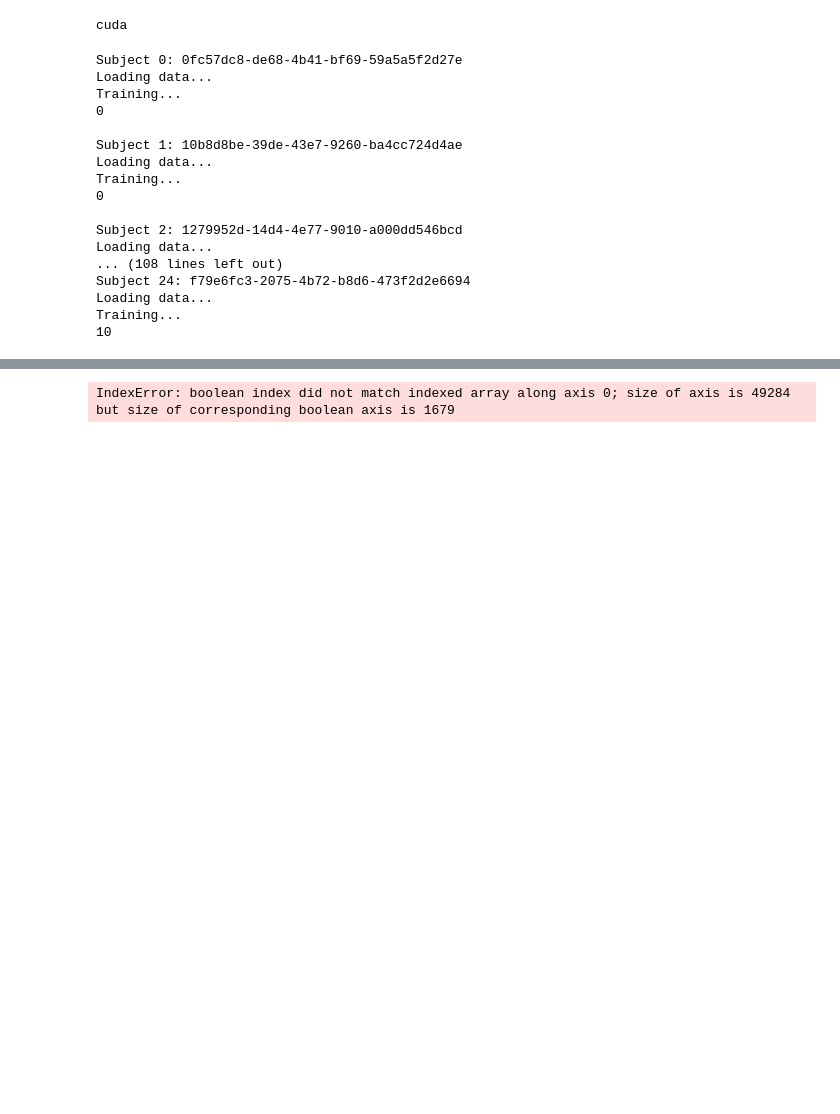
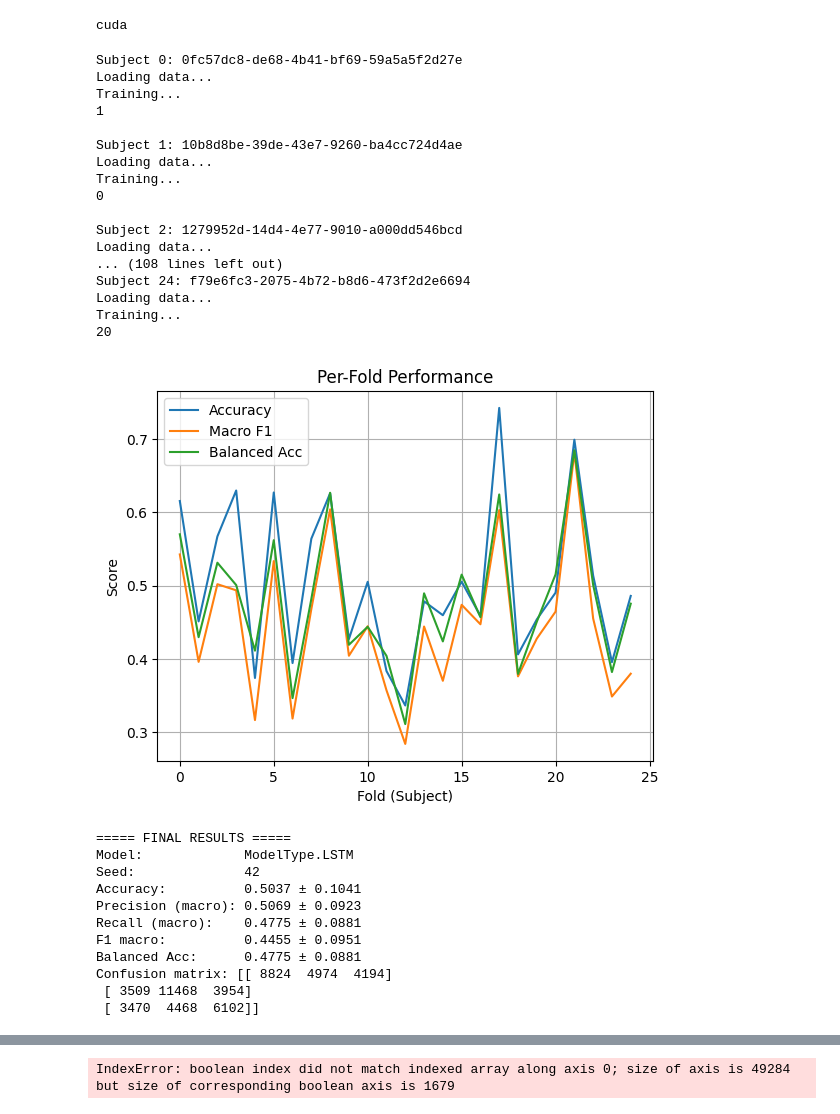
Before and after one commit to GeorgeChaparov/University-Theses, a Jupyter notebook: notebooks/DL/DL.ipynb, the cells around one changed output, grey strips where cells are left out. Saved outputs shown, nothing was run; the diff lists cells and outputs as text; code cells hidden in the pictures; blank space fills up the shorter version.

```diff
--- a/notebooks/DL/DL.ipynb
+++ b/notebooks/DL/DL.ipynb
@@ -1226,7 +1247,7 @@ cache_dir = f"{data_path}Final Training Data/Windowed Data/{cache_hash}"
 
 subjects = get_subjects(cache_dir, use_raw, use_engineered)
 # %%
-save_experement = False
+save_experement = True
 metadata = {
         "eval_metric": EvalMetric.accuracy,
         "experiment_type": ExperimentType.best_model,
@@ -1351,32 +1372,44 @@ for i in range(num_seed_runs):
         print(f"Current best val metric: {best_val_metric}")
         print("")
         print(f"Current seed: {seed}")
         print(f"Current metric: {metrics_mean}")
 
         if best_val_metric < metrics_mean:
             best_val_metric = metrics_mean
             best_seed = seed
             with open(f"best_seed.json", "w") as f:
                 json.dump({"seed": best_seed, "val metric": best_val_metric}, f, indent=2)
 
         print("")
         print("")
         print("")
 # %% [output]
 Subject 0: 0fc57dc8-de68-4b41-bf69-59a5a5f2d27e
 Loading data...
 Training...
-0
+1
 
 Subject 1: 10b8d8be-39de-43e7-9260-ba4cc724d4ae
 Loading data...
 Training...
 0
 
 Subject 2: 1279952d-14d4-4e77-9010-a000dd546bcd
 Loading data...
 ... (108 lines left out)
 Subject 24: f79e6fc3-2075-4b72-b8d6-473f2d2e6694
 Loading data...
 Training...
-10
+20
+[figure, added]
+===== FINAL RESULTS =====
+Model:             ModelType.LSTM
+Seed:              42
+Accuracy:          0.5037 ± 0.1041
+Precision (macro): 0.5069 ± 0.0923
+Recall (macro):    0.4775 ± 0.0881
+F1 macro:          0.4455 ± 0.0951
+Balanced Acc:      0.4775 ± 0.0881
+Confusion matrix: [[ 8824  4974  4194]
+ [ 3509 11468  3954]
+ [ 3470  4468  6102]]
```
Also changed, not shown: parts of 6 cells of this notebook, 30 other files.
